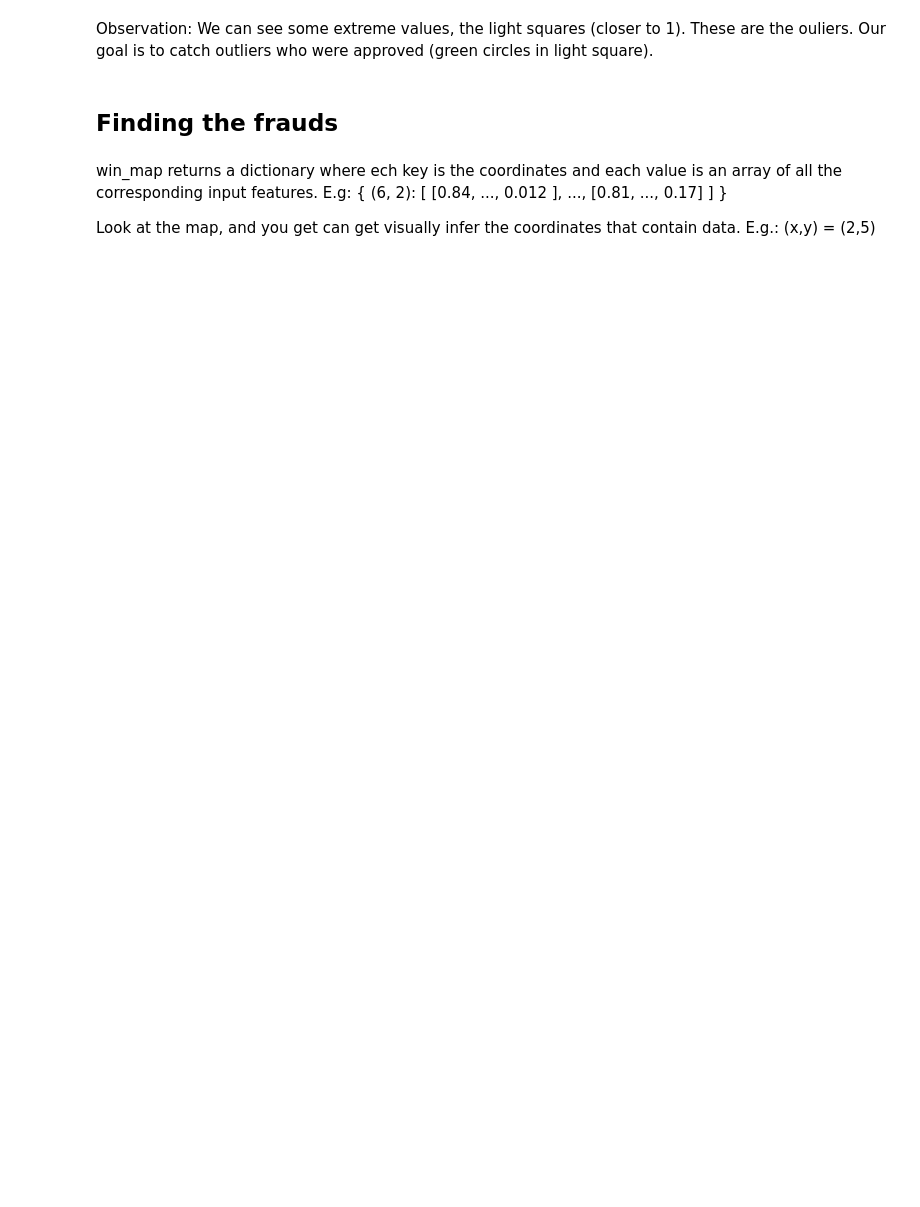
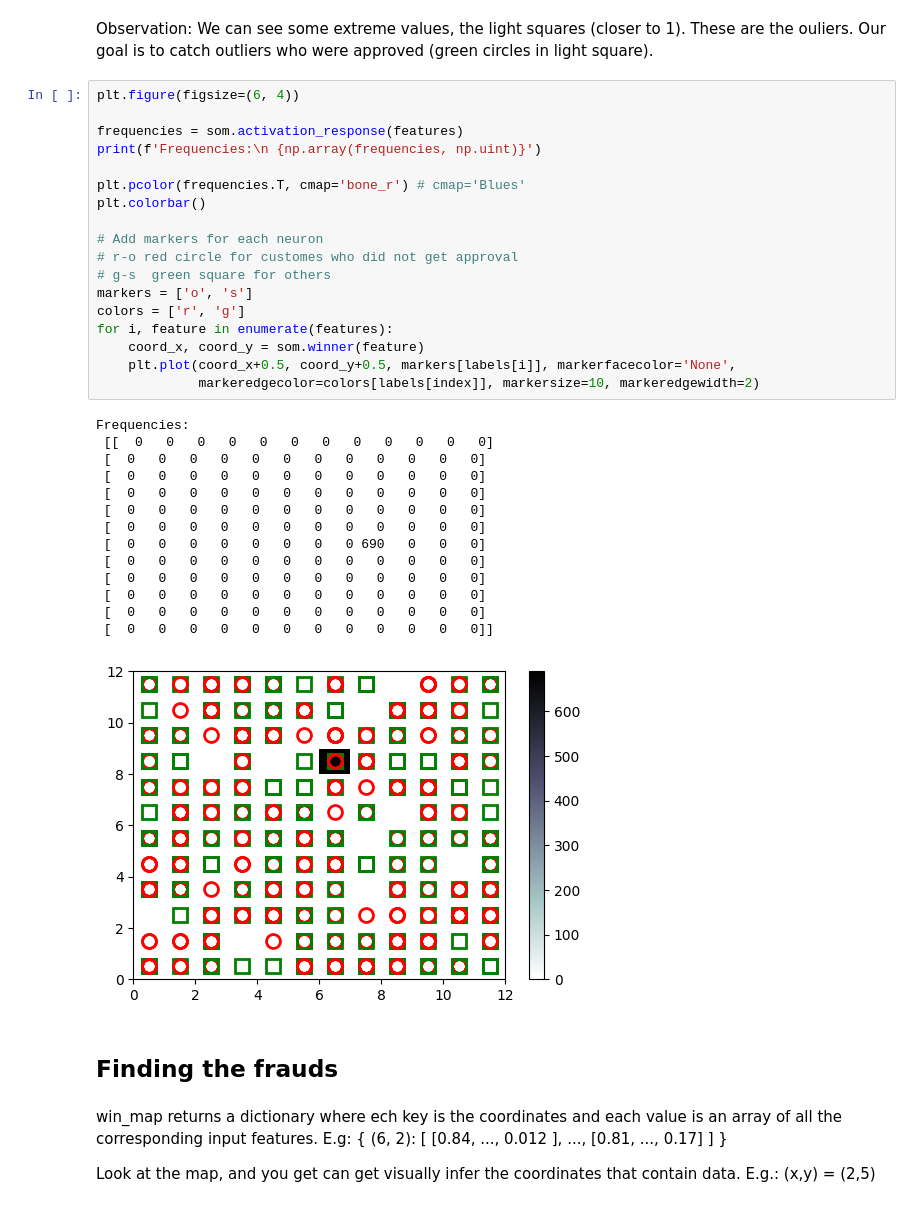
Before and after one commit to BecayeSoft/Machine-Learning, a Jupyter notebook: Deep Learning/SOM/Credit-card-applications/SOM.ipynb, the cells around one changed output. Cells and saved outputs as stored; diff of their text form; blank space fills up the shorter version.

```diff
--- a/Deep Learning/SOM/SOM.ipynb
+++ b/Deep Learning/SOM/Credit-card-applications/SOM.ipynb
@@ -133,5 +194,38 @@ show()
 # %% [markdown]
 Observation: We can see some extreme values, the light squares (closer to 1). These are the ouliers. Our goal is to catch outliers who were approved (green circles in light square).
+# %%
+plt.figure(figsize=(6, 4))
+
+frequencies = som.activation_response(features)
+print(f'Frequencies:\n {np.array(frequencies, np.uint)}')
+
+plt.pcolor(frequencies.T, cmap='bone_r') # cmap='Blues'
+plt.colorbar()
+
+# Add markers for each neuron
+# r-o red circle for customes who did not get approval
+# g-s  green square for others
+markers = ['o', 's']
+colors = ['r', 'g']
+for i, feature in enumerate(features):
+    coord_x, coord_y = som.winner(feature)
+    plt.plot(coord_x+0.5, coord_y+0.5, markers[labels[i]], markerfacecolor='None',
+             markeredgecolor=colors[labels[index]], markersize=10, markeredgewidth=2)
+# %% [output]
+Frequencies:
+ [[  0   0   0   0   0   0   0   0   0   0   0   0]
+ [  0   0   0   0   0   0   0   0   0   0   0   0]
+ [  0   0   0   0   0   0   0   0   0   0   0   0]
+ [  0   0   0   0   0   0   0   0   0   0   0   0]
+ [  0   0   0   0   0   0   0   0   0   0   0   0]
+ [  0   0   0   0   0   0   0   0   0   0   0   0]
+ [  0   0   0   0   0   0   0   0 690   0   0   0]
+ [  0   0   0   0   0   0   0   0   0   0   0   0]
+ [  0   0   0   0   0   0   0   0   0   0   0   0]
+ [  0   0   0   0   0   0   0   0   0   0   0   0]
+ [  0   0   0   0   0   0   0   0   0   0   0   0]
+ [  0   0   0   0   0   0   0   0   0   0   0   0]]
+[figure, added]
 # %% [markdown]
 ## Finding the frauds
 # %% [markdown]
```
Also changed, not shown: parts of 19 cells of this notebook, 5 other files.
